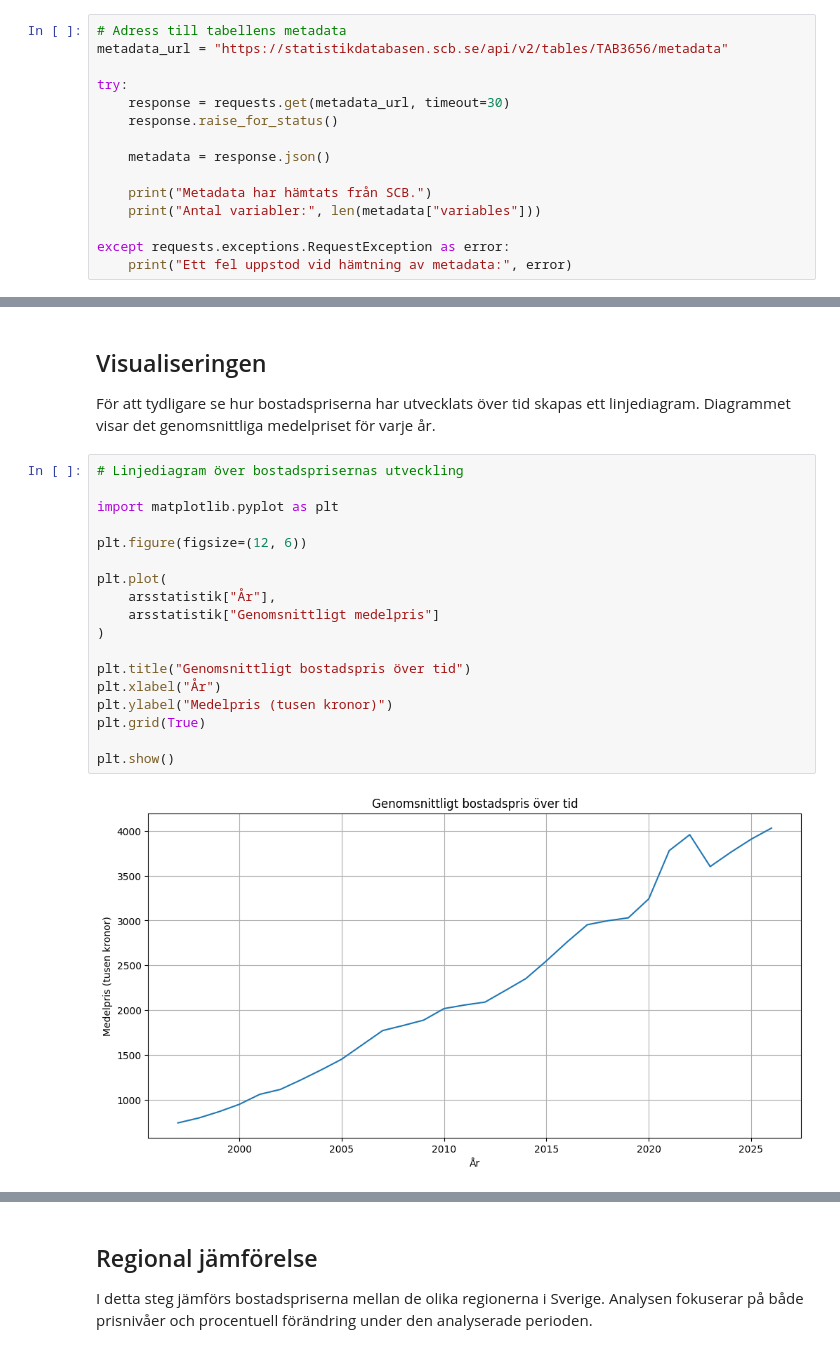
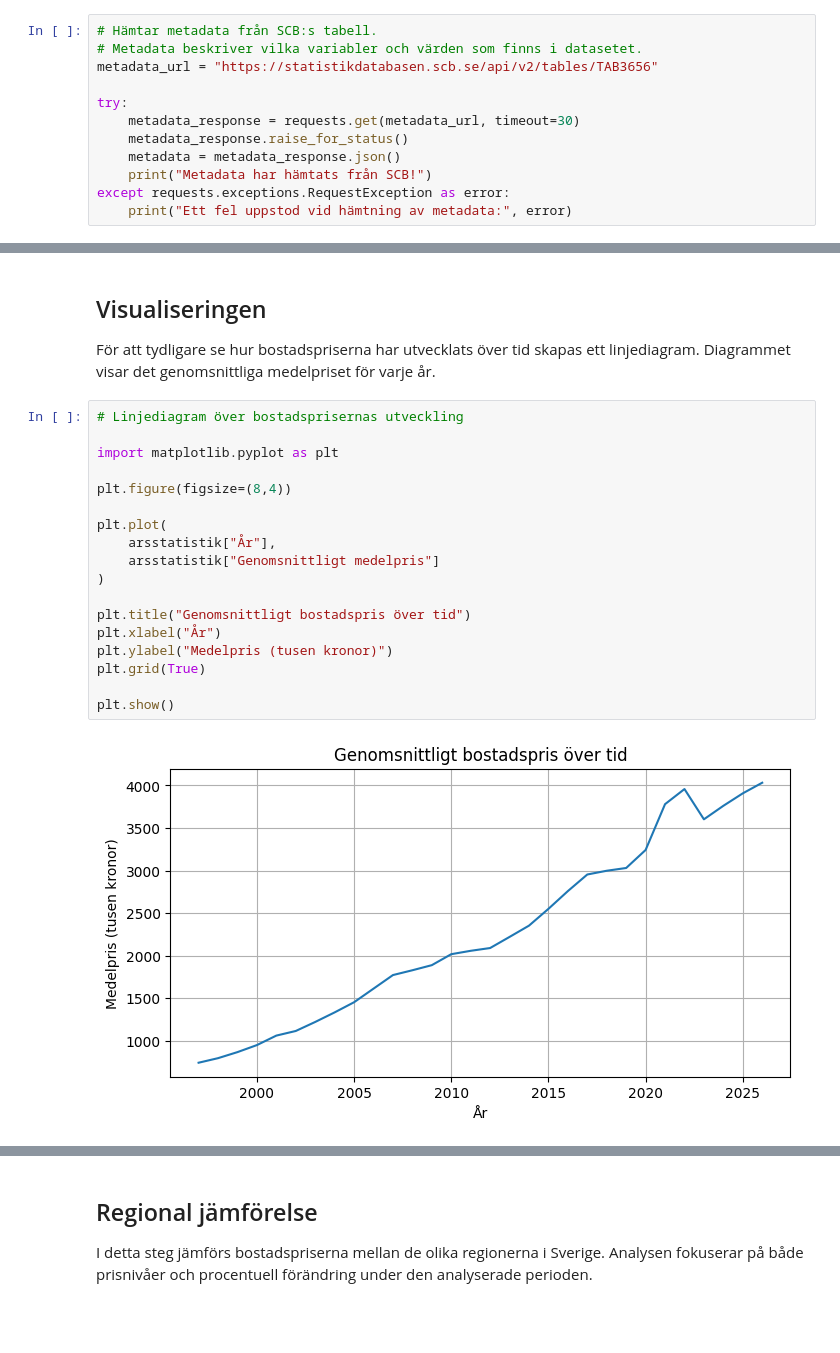
Before and after one commit to musishxo/house_price_analysis-SCB, a Jupyter notebook: House_price_analysis_SCB.ipynb, the cells around one changed output, grey strips where cells are left out. Cells and saved outputs as stored; diff of their text form; blank space fills up the shorter version.

```diff
--- a/House_price_analysis_SCB.ipynb
+++ b/House_price_analysis_SCB.ipynb
@@ -64,18 +67,15 @@ response.raise_for_status()  - kontrollerar om servern returnerar ett HTTP-fel.
 
 try/except - hanterar anslutningsfel utan att programmet avslutas oväntat.
 # %%
-# Adress till tabellens metadata
-metadata_url = "https://statistikdatabasen.scb.se/api/v2/tables/TAB3656/metadata"
+# Hämtar metadata från SCB:s tabell.
+# Metadata beskriver vilka variabler och värden som finns i datasetet.
+metadata_url = "https://statistikdatabasen.scb.se/api/v2/tables/TAB3656"
 
 try:
-    response = requests.get(metadata_url, timeout=30)
-    response.raise_for_status()
-
-    metadata = response.json()
-
-    print("Metadata har hämtats från SCB.")
-    print("Antal variabler:", len(metadata["variables"]))
-
+    metadata_response = requests.get(metadata_url, timeout=30)
+    metadata_response.raise_for_status()
+    metadata = metadata_response.json()
+    print("Metadata har hämtats från SCB!")
 except requests.exceptions.RequestException as error:
     print("Ett fel uppstod vid hämtning av metadata:", error)
 # %% [output]
@@ -488,20 +376,20 @@ Diagrammet visar det genomsnittliga medelpriset för varje år.
 # %%
 # Linjediagram över bostadsprisernas utveckling
 
 import matplotlib.pyplot as plt
 
-plt.figure(figsize=(12, 6))
+plt.figure(figsize=(8,4))
 
 plt.plot(
     arsstatistik["År"],
     arsstatistik["Genomsnittligt medelpris"]
 )
 
 plt.title("Genomsnittligt bostadspris över tid")
 plt.xlabel("År")
 plt.ylabel("Medelpris (tusen kronor)")
 plt.grid(True)
 
 plt.show()
 # %% [output]
-[figure, old version]
+[figure, new version]
```
Also changed, not shown: parts of 43 cells of this notebook.
